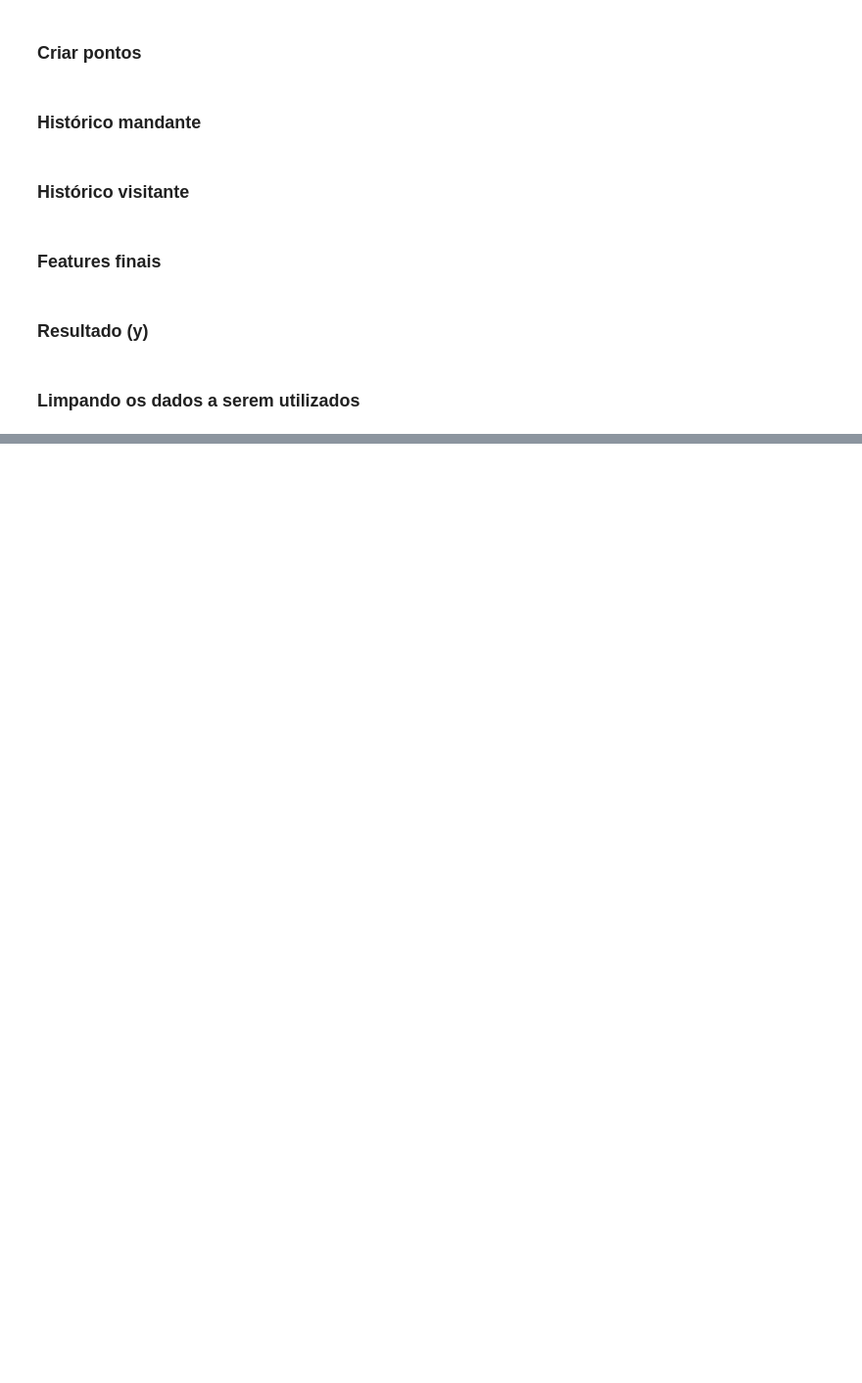
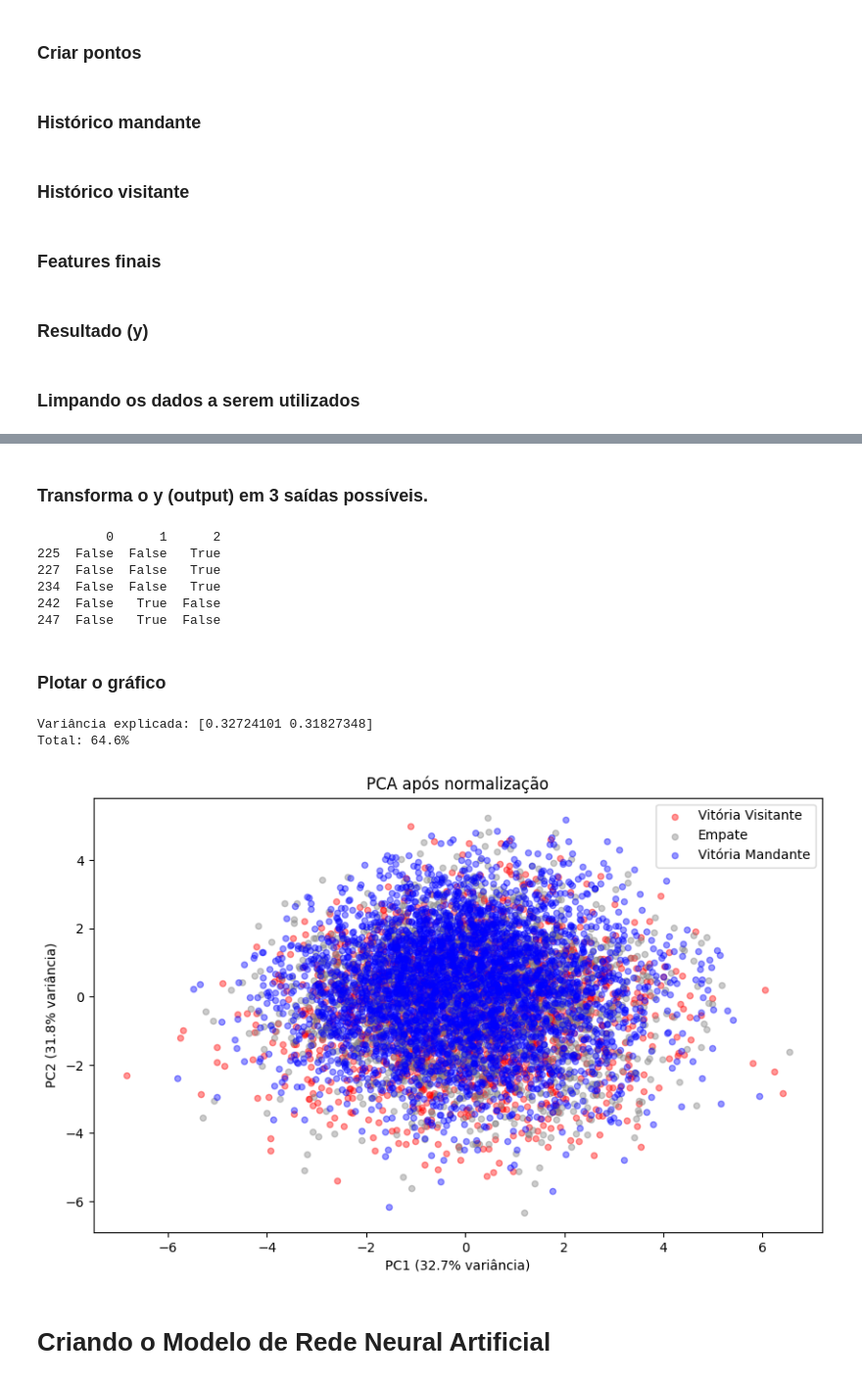
Before and after one commit to ricardoOliveiraN/rna-brasileirao, a Jupyter notebook: rna_time.ipynb, the cells around one changed output, grey strips where cells are left out. Shown at 98% size. Saved outputs shown, nothing was run; the diff lists cells and outputs as text; code cells hidden in the pictures; blank space fills up the shorter version.

Commit message:
Atualizando projeto com dataset normalizado e estrutura da rede neural.

```diff
--- a/rna_time.ipynb
+++ b/rna_time.ipynb
@@ -233,3 +254,61 @@ Valores do x_test:       mgm_casa  mgs_casa  apr_casa  mgm_fora  mgs_fora  apr_f
 Name: resultado, dtype: int64
 Formato do X_train: (7747, 9)
 Formato do X_test:  (380, 9)
+# %% [markdown]
+### Transforma o y (output) em 3 saídas possíveis.
+# %%
+# get_dummies: ele lê os dados e vê quais valores são diferentes (nesse caso temos 0, 1 e 2), depois cria a quantidade de colunas referentes
+# de modo que vire uma matriz com mais de uma coluna
+# O valor 0 vira [1, 0, 0] (ativando a primeira coluna) -> vitoria visitante.
+# O valor 1 vira [0, 1, 0] (ativando a segunda coluna) -> empate.
+# O valor 2 vira [0, 0, 1] (ativando a terceira coluna) -> vitoria mandante.
+y_train_encoded = pd.get_dummies(y_train)
+y_test_encoded = pd.get_dummies(y_test)
+
+print(y_train_encoded.head())
+# %% [output]
+         0      1      2
+225  False  False   True
+227  False  False   True
+234  False  False   True
+242  False   True  False
+247  False   True  False
+# %% [markdown]
+### Plotar o gráfico
+# %%
+# sempre normalizar antes do PCA -> eu apenas normalizo os dados que serão usados para treinar a IA
+scaler = StandardScaler()
+x_scaled_train = scaler.fit_transform(x_train)
+
+# depois o PCA
+pca = PCA(n_components=2)
+x_reduzido = pca.fit_transform(x_scaled_train)
+
+print(f"Variância explicada: {pca.explained_variance_ratio_}")
+print(f"Total: {sum(pca.explained_variance_ratio_):.1%}")
+
+# plot com cores discretas (fica mais legível)
+
+y_para_grafico = np.argmax(y_train_encoded.values, axis=1)
+cores = {0: 'red', 1: 'gray', 2: 'blue'}
+nomes = {0: 'Vitória Visitante', 1: 'Empate', 2: 'Vitória Mandante'}
+
+plt.figure(figsize=(10, 6))
+for classe in [0, 1, 2]:
+    mask = y_para_grafico == classe
+    plt.scatter(x_reduzido[mask, 0], x_reduzido[mask, 1],
+                c=cores[classe], label=nomes[classe], alpha=0.4, s=20)
+
+plt.legend()
+plt.title("PCA após normalização")
+plt.xlabel(f"PC1 ({pca.explained_variance_ratio_[0]:.1%} variância)")
+plt.ylabel(f"PC2 ({pca.explained_variance_ratio_[1]:.1%} variância)")
+plt.show()
+
+# o gráfico mostrado não é a realidade dos dados, já que ele é uma imagem em 9 dimensões plotadas em um gráfico 2D.
+# %% [output]
+Variância explicada: [0.32724101 0.31827348]
+Total: 64.6%
+[figure, added]
+# %% [markdown]
+# Criando o Modelo de Rede Neural Artificial
```
Also changed, not shown: parts of 6 cells of this notebook.
